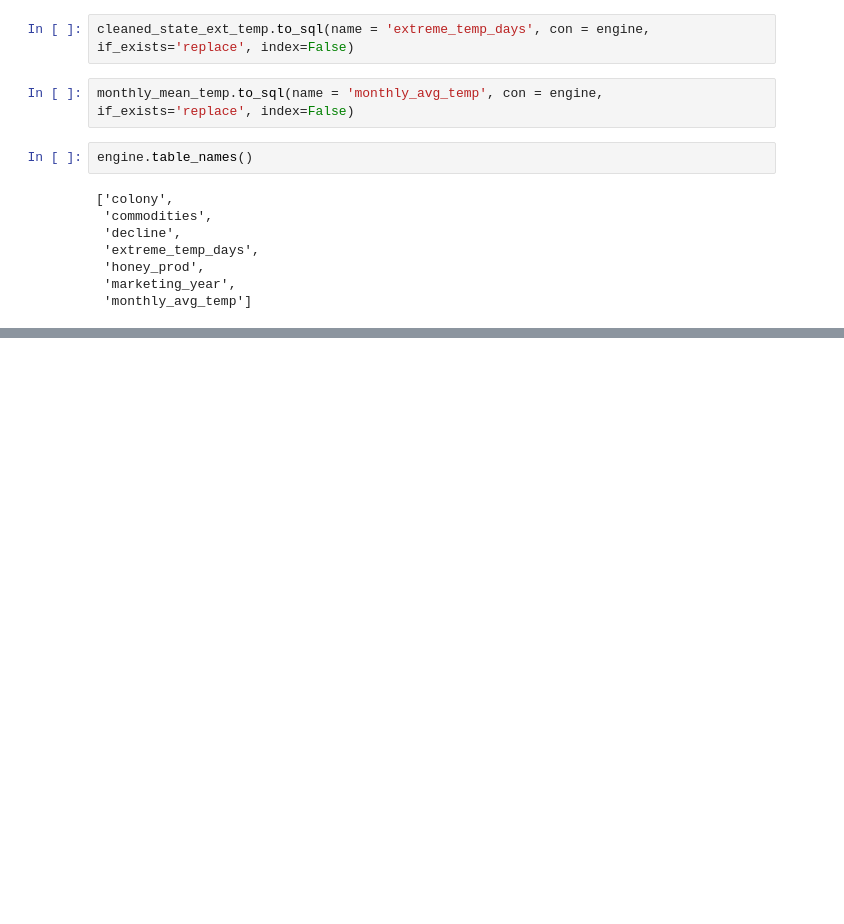
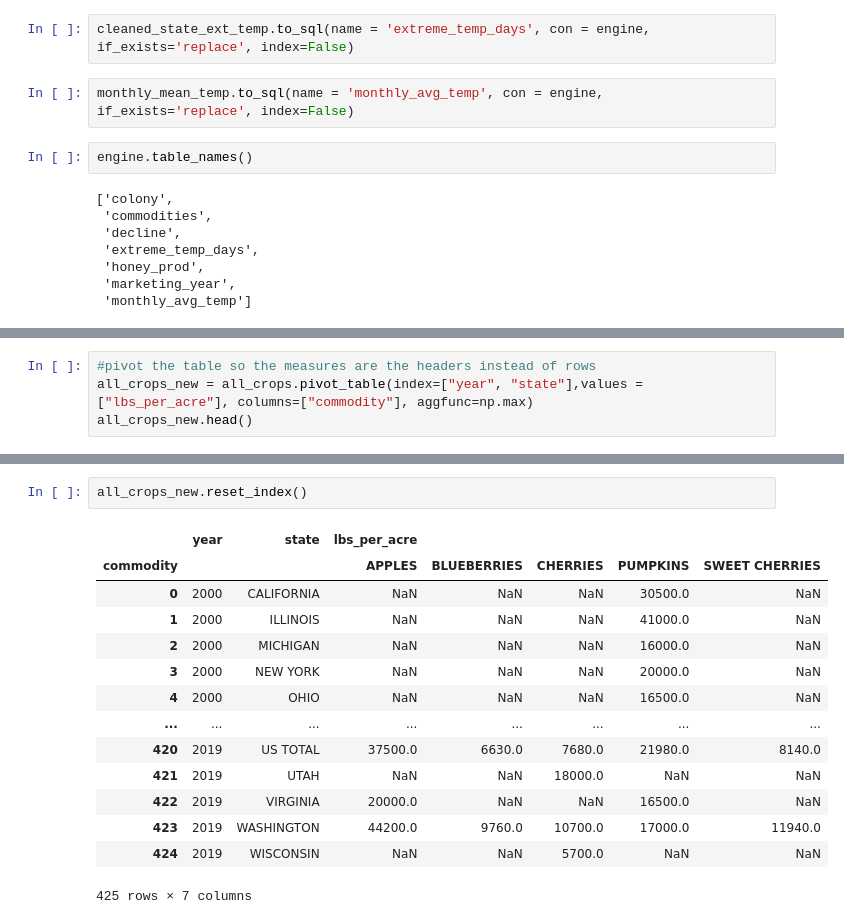
Before and after one commit to gamem001/bees_machine_learning, a Jupyter notebook: melissa/sqlite_building.ipynb, the cells around one changed output, grey strips where cells are left out. Saved outputs shown, nothing was run; the diff lists cells and outputs as text; blank space fills up the shorter version.

```diff
--- a/melissa/sqlite_building.ipynb
+++ b/melissa/sqlite_building.ipynb
@@ -607,0 +651,4 @@ engine.table_names()
+# %%
+#pivot the table so the measures are the headers instead of rows
+all_crops_new = all_crops.pivot_table(index=["year", "state"],values = ["lbs_per_acre"], columns=["commodity"], aggfunc=np.max)
+all_crops_new.head()
@@ -607,0 +664,17 @@ engine.table_names()
+# %%
+all_crops_new.reset_index()
+# %% [output]
+|  | year | state | lbs_per_acre |  |  |  |  |
+| commodity |  |  | APPLES | BLUEBERRIES | CHERRIES | PUMPKINS | SWEET CHERRIES |
+| 0 | 2000 | CALIFORNIA | NaN | NaN | NaN | 30500.0 | NaN |
+| 1 | 2000 | ILLINOIS | NaN | NaN | NaN | 41000.0 | NaN |
+| 2 | 2000 | MICHIGAN | NaN | NaN | NaN | 16000.0 | NaN |
+| 3 | 2000 | NEW YORK | NaN | NaN | NaN | 20000.0 | NaN |
+| 4 | 2000 | OHIO | NaN | NaN | NaN | 16500.0 | NaN |
+| ... | ... | ... | ... | ... | ... | ... | ... |
+| 420 | 2019 | US TOTAL | 37500.0 | 6630.0 | 7680.0 | 21980.0 | 8140.0 |
+| 421 | 2019 | UTAH | NaN | NaN | 18000.0 | NaN | NaN |
+| 422 | 2019 | VIRGINIA | 20000.0 | NaN | NaN | 16500.0 | NaN |
+| 423 | 2019 | WASHINGTON | 44200.0 | 9760.0 | 10700.0 | 17000.0 | 11940.0 |
+| 424 | 2019 | WISCONSIN | NaN | NaN | 5700.0 | NaN | NaN |
+425 rows × 7 columns
```
Also changed, not shown: parts of 6 cells of this notebook, 2 other files.
